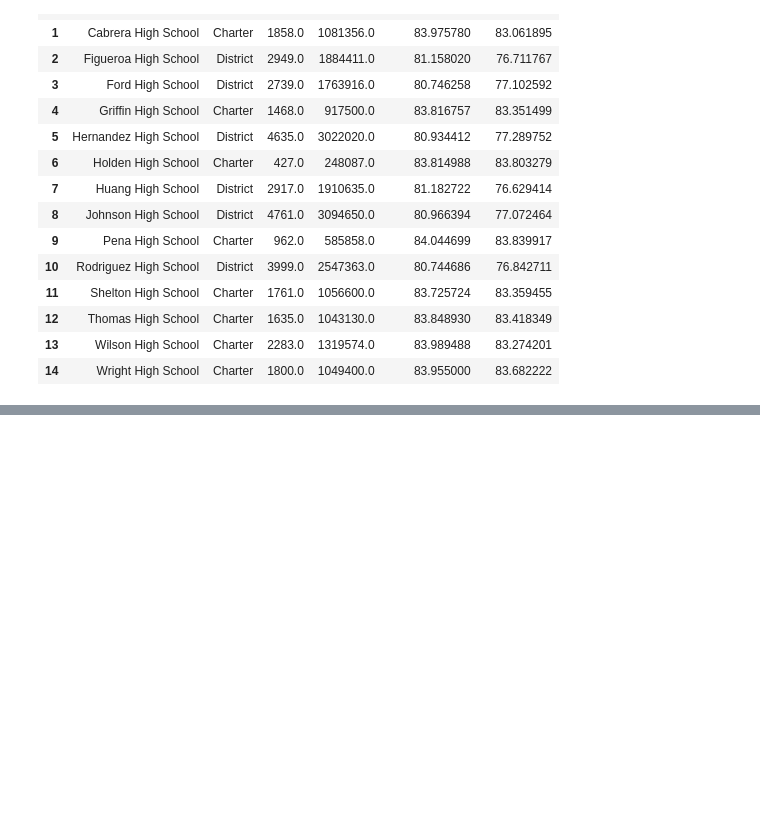
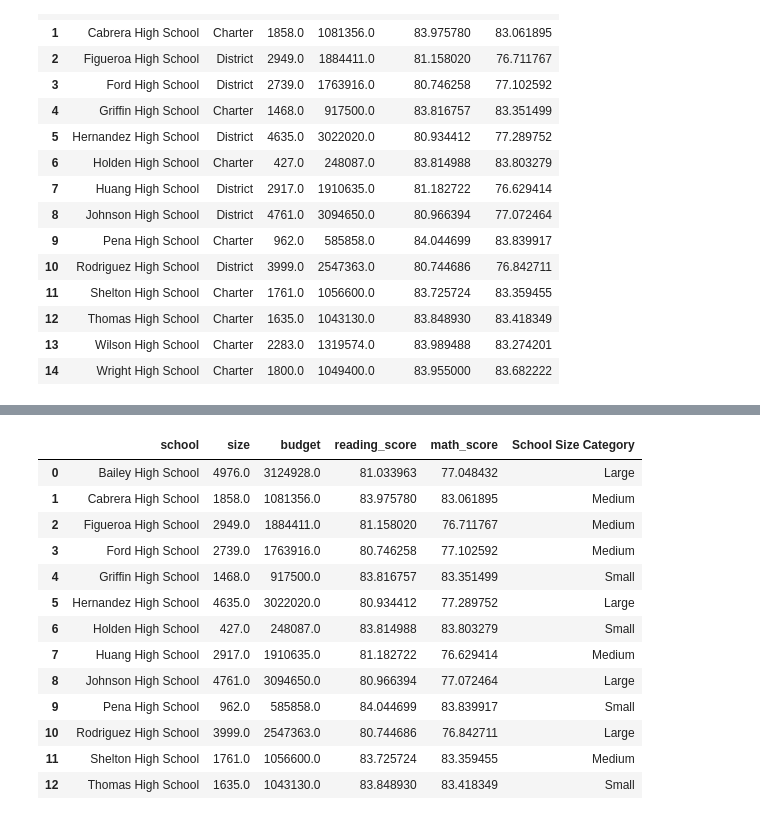
Before and after one commit to ehyoder/Academy_of_Py_Homework, a Jupyter notebook: Academy_of_Py_Beth_Yoder.ipynb, the cells around one changed output, grey strips where cells are left out. Saved outputs shown, nothing was run; the diff lists cells and outputs as text; code cells hidden in the pictures; blank space fills up the shorter version.

```diff
--- a/Academy_of_Py_Beth_Yoder.ipynb
+++ b/Academy_of_Py_Beth_Yoder.ipynb
@@ -263,14 +337,23 @@ merge_readingbygrade_df
 # %%
-#Scores by school spending
-#Average Math Score
-#Average Reading Score
-#% Passing Math
-#% Passing Reading
-#Overall Passing Rate (Average of the above two)
 #Scores by school size
-
 bins = [0, 1750, 3250, 5000]
 group_names = ["Small", "Medium", "Large"]
-school_spending = pd.cut(new_merge_df["size"], bins, labels=group_names)
-school_spending = pd.DataFrame(school_spending)
-school_spending
+# Change to use newer df
+new_merge_df["School Size Category"] = pd.cut(new_merge_df["size"], bins, labels=group_names)
+school_size_categories = new_merge_df.groupby("School Size Category")
+school_size_categories.head()
+# %% [output]
+|  | school | size | budget | reading_score | math_score | School Size Category |
+| 0 | Bailey High School | 4976.0 | 3124928.0 | 81.033963 | 77.048432 | Large |
+| 1 | Cabrera High School | 1858.0 | 1081356.0 | 83.975780 | 83.061895 | Medium |
+| 2 | Figueroa High School | 2949.0 | 1884411.0 | 81.158020 | 76.711767 | Medium |
+| 3 | Ford High School | 2739.0 | 1763916.0 | 80.746258 | 77.102592 | Medium |
+| 4 | Griffin High School | 1468.0 | 917500.0 | 83.816757 | 83.351499 | Small |
+| 5 | Hernandez High School | 4635.0 | 3022020.0 | 80.934412 | 77.289752 | Large |
+| 6 | Holden High School | 427.0 | 248087.0 | 83.814988 | 83.803279 | Small |
+| 7 | Huang High School | 2917.0 | 1910635.0 | 81.182722 | 76.629414 | Medium |
+| 8 | Johnson High School | 4761.0 | 3094650.0 | 80.966394 | 77.072464 | Large |
+| 9 | Pena High School | 962.0 | 585858.0 | 84.044699 | 83.839917 | Small |
+| 10 | Rodriguez High School | 3999.0 | 2547363.0 | 80.744686 | 76.842711 | Large |
+| 11 | Shelton High School | 1761.0 | 1056600.0 | 83.725724 | 83.359455 | Medium |
+| 12 | Thomas High School | 1635.0 | 1043130.0 | 83.848930 | 83.418349 | Small |
```
Also changed, not shown: parts of 7 cells of this notebook.
